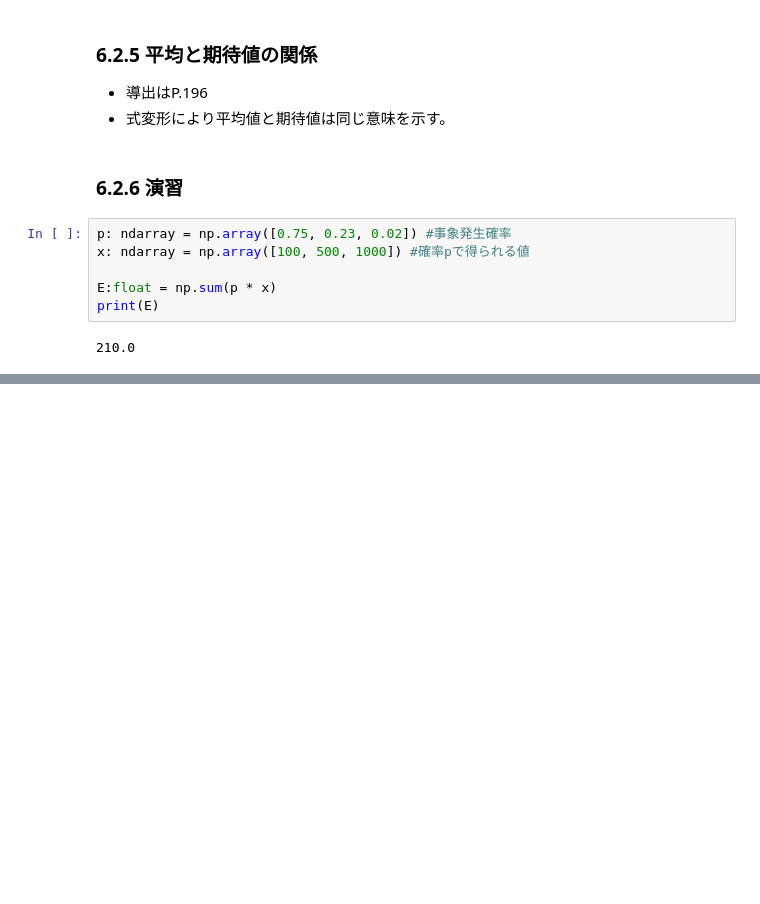
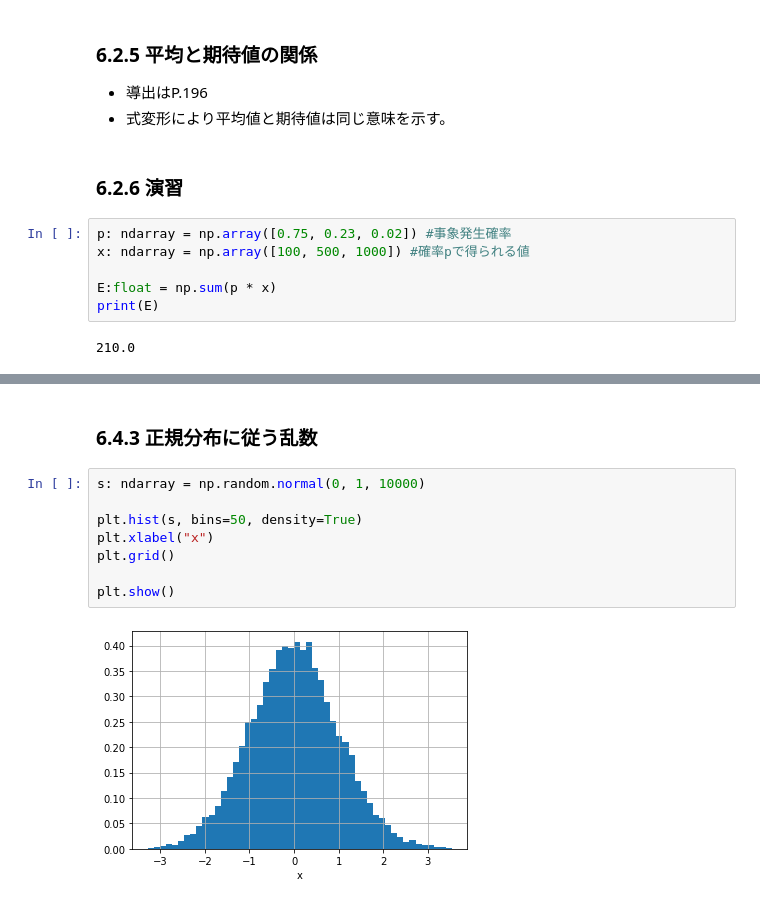
Before and after one commit to tsyu12345/python-ml-text, a Jupyter notebook: Unit6.ipynb, the cells around one changed output, grey strips where cells are left out. Drawn from its saved outputs; the diff is of its cells as text; blank space fills up the shorter version.

```diff
--- a/Unit6.ipynb
+++ b/Unit6.ipynb
@@ -91,0 +174,12 @@ print(E)
+# %% [markdown]
+### 6.4.3 正規分布に従う乱数
+# %%
+s: ndarray = np.random.normal(0, 1, 10000)
+
+plt.hist(s, bins=50, density=True)
+plt.xlabel("x")
+plt.grid()
+
+plt.show()
+# %% [output]
+[figure, added]
```
Also changed, not shown: parts of 12 cells of this notebook.
